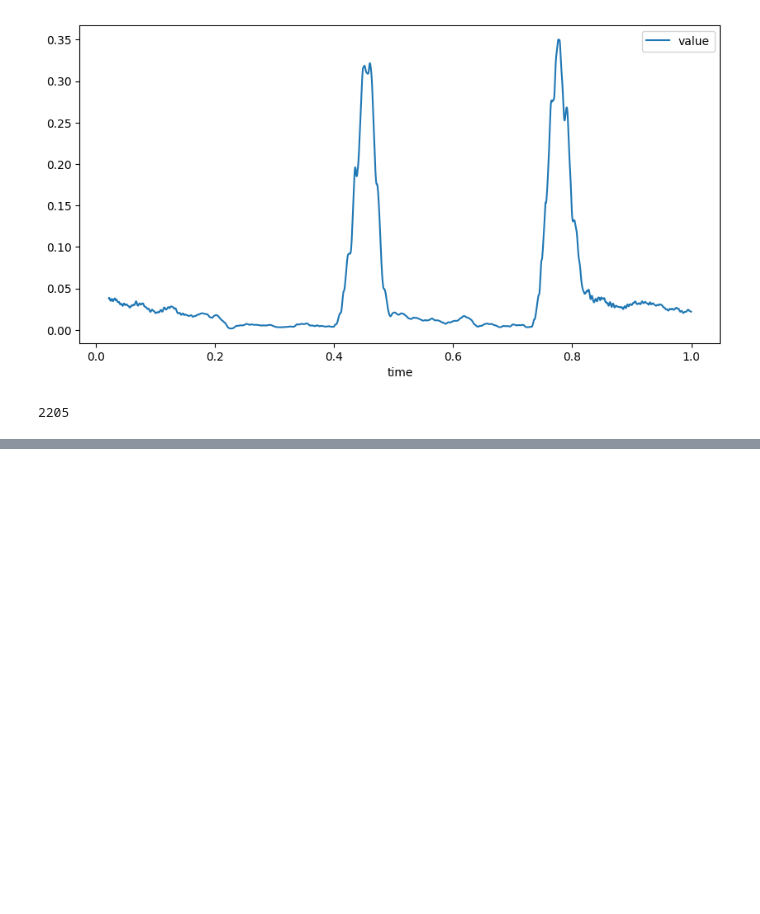
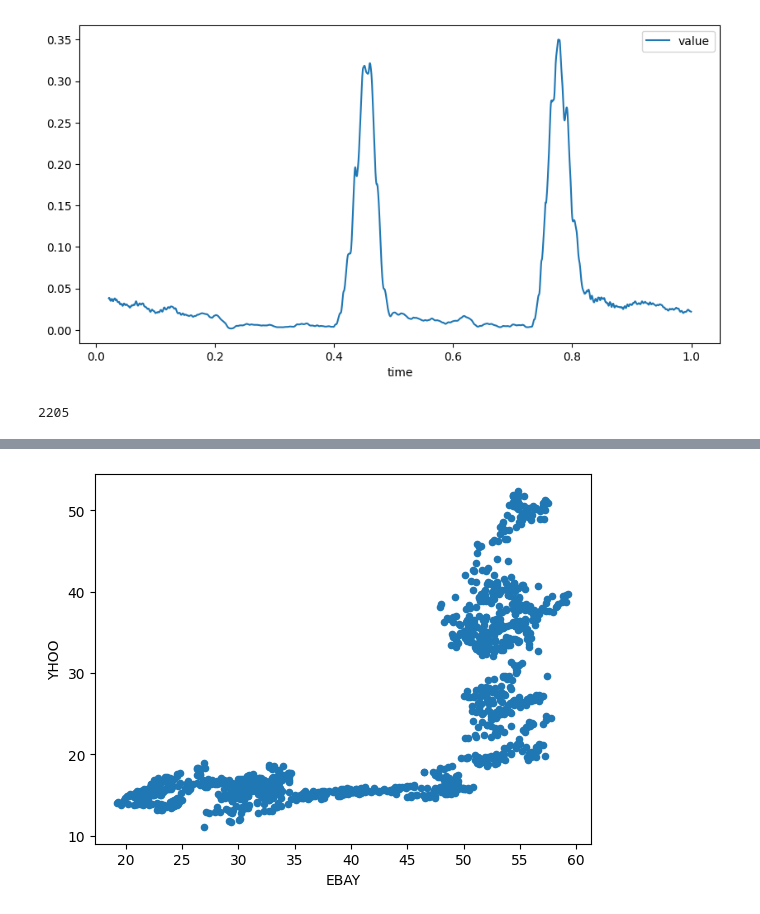
Before and after one commit to GuoweiYang19891101/datacamp_machine_learning_scientist_python, a Jupyter notebook: 9_time_series_data.ipynb, the cells around one changed output, grey strips where cells are left out. Drawn from its saved outputs; the diff is of its cells as text; code cells hidden in the pictures; blank space fills up the shorter version.

```diff
--- a/9_time_series_data.ipynb
+++ b/9_time_series_data.ipynb
@@ -688,0 +875,6 @@ ValueError: Cannot have number of splits n_splits=5 greater than the number of s
+# %%
+# scatter plot with one company per axis
+new_prices.plot.scatter('EBAY', 'YHOO')
+plt.show()
+# %% [output]
+[figure, added]
```
Also changed, not shown: parts of 26 cells of this notebook.
